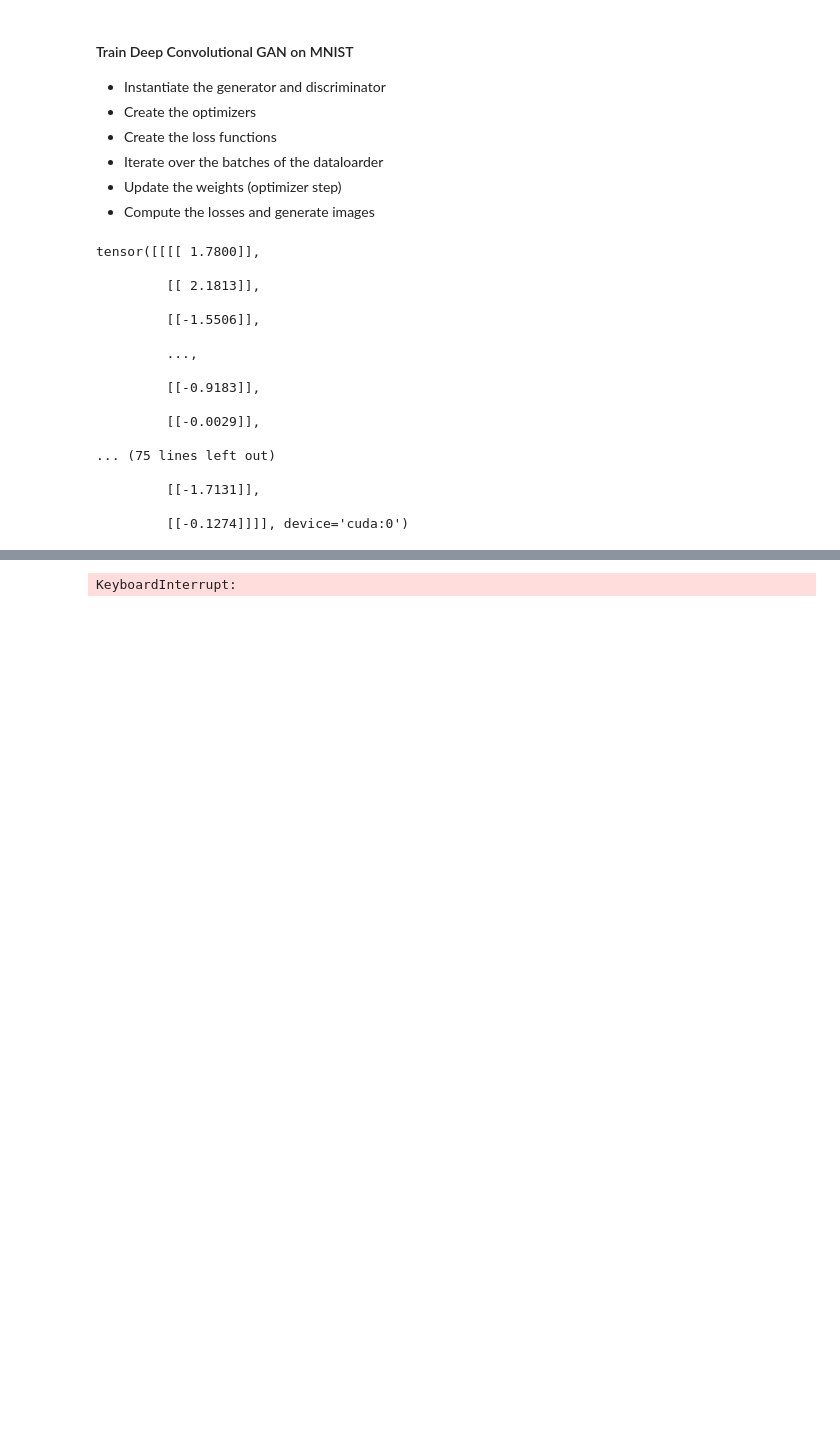
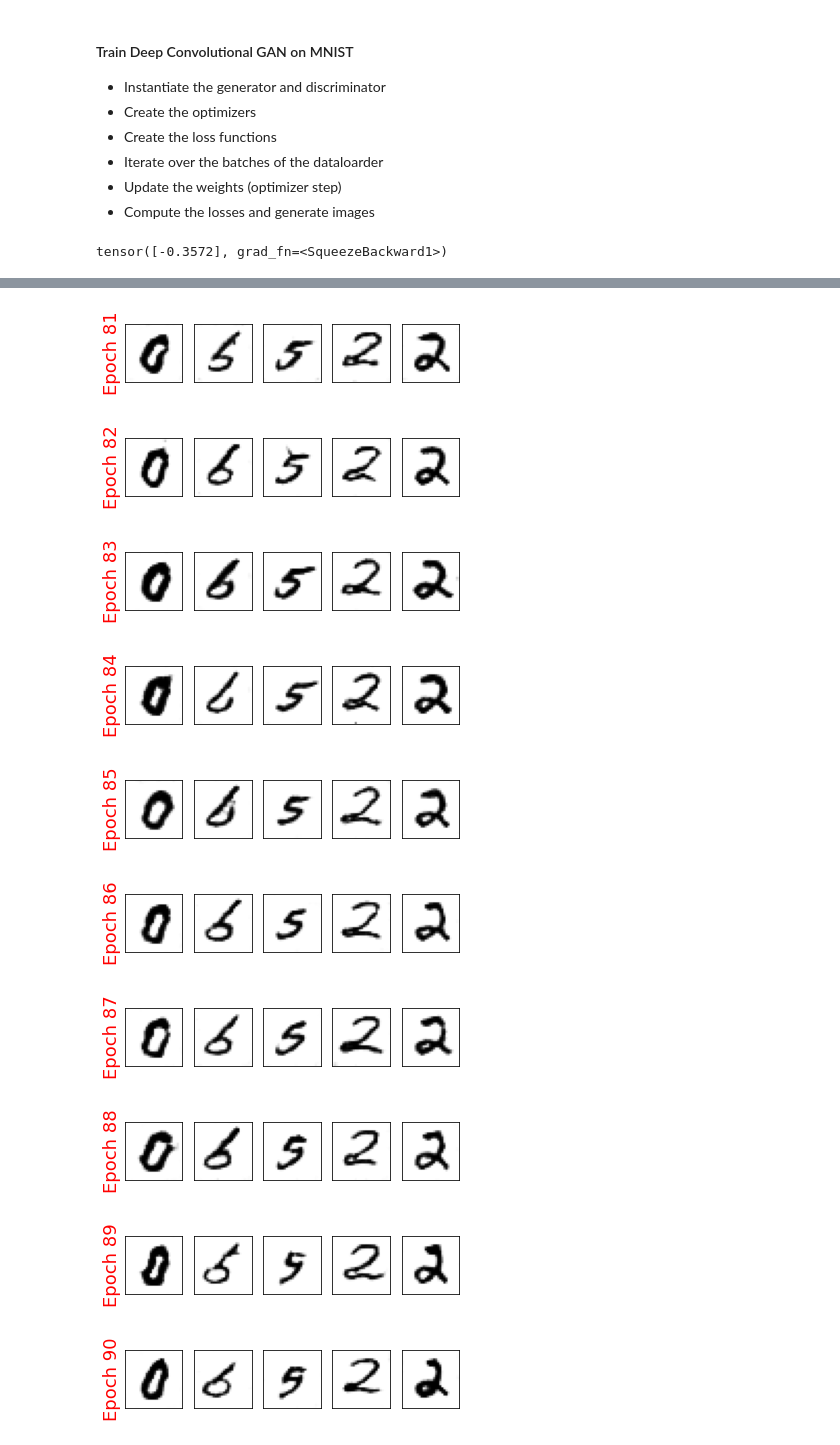
Before and after one commit to dbuos/machine-learning-samples, a Jupyter notebook: DeepConvGAN/deep_conv_gan_mnist.ipynb, the cells around one changed output, grey strips where cells are left out. Saved outputs shown, nothing was run; the diff lists cells and outputs as text; code cells hidden in the pictures; blank space fills up the shorter version.

```diff
--- a/DeepConvGAN/deep_conv_gan_mnist.ipynb
+++ b/DeepConvGAN/deep_conv_gan_mnist.ipynb
@@ -133,20 +43,0 @@ trainer = Trainner(Generator(), Discriminator(), train_loader, test_loader)
-# %%
-torch.randn(size=(32, 100, 1, 1)).to(torch.device('cuda'))
-# %% [output]
-tensor([[[[ 1.7800]],
-
-         [[ 2.1813]],
-
-         [[-1.5506]],
-
-         ...,
-
-         [[-0.9183]],
-
-         [[-0.0029]],
-
-... (75 lines left out)
-
-         [[-1.7131]],
-
-         [[-0.1274]]]], device='cuda:0')
@@ -153,3 +46,10 @@ tensor([[[[ 1.7800]],
+# %%
+Discriminator()(torch.randn(1, 1, 28, 28))
+# %% [output]
+tensor([-0.3572], grad_fn=<SqueezeBackward1>)
+# %%
+device = torch.device('cuda' if torch.cuda.is_available() else 'cpu')
+trainer = Trainner(Generator(), Discriminator(), train_loader, device)
 # %%
-trainer.train_both(epochs=20, train_gen_every=1, train_dis_every=10)
+trainer.train_both(epochs=10, train_gen_every=1, train_dis_every=3, z_mode='normal')
 # %% [output]
@@ -158 +66,10 @@ Epoch: 1 - D loss: 2.1447341442108154 - G loss: 0.4788554310798645
-KeyboardInterrupt:
+[figure, added]
+[figure, added]
+[figure, added]
+[figure, added]
+[figure, added]
+[figure, added]
+[figure, added]
+[figure, added]
+[figure, added]
+[figure, added]
```
Also changed, not shown: parts of 26 cells of this notebook, 10 other files.
